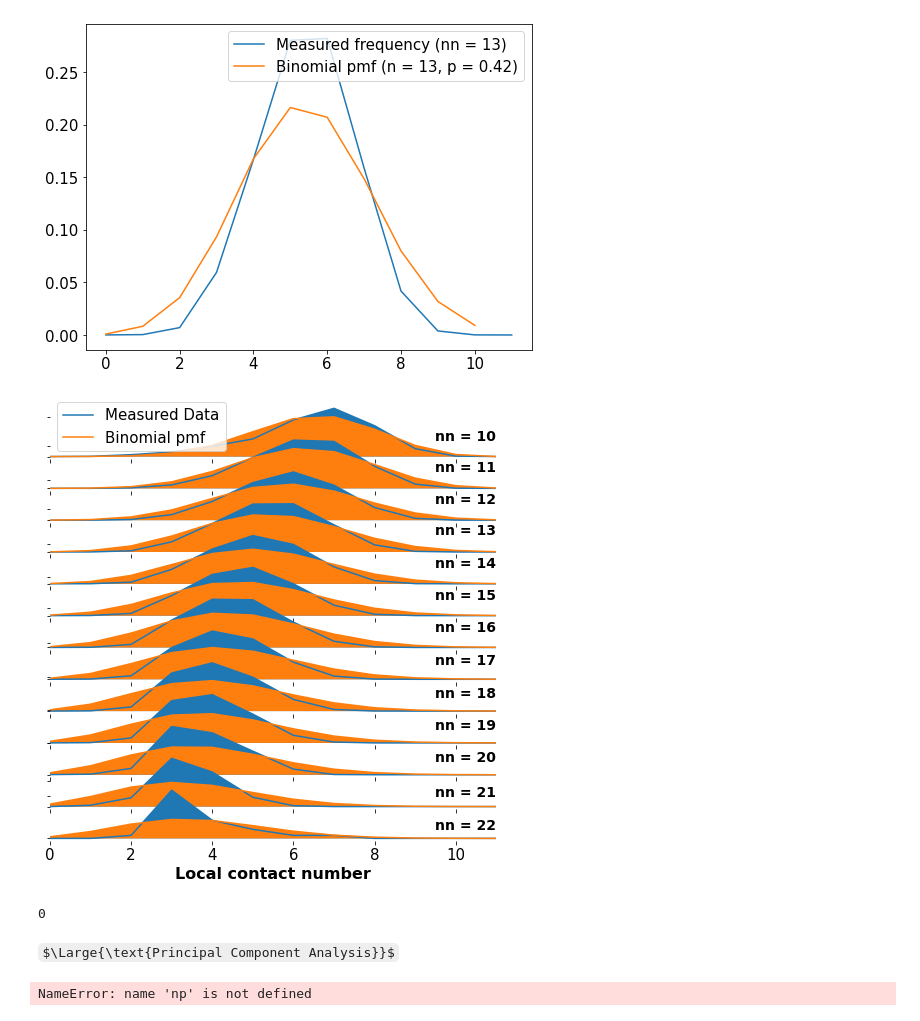
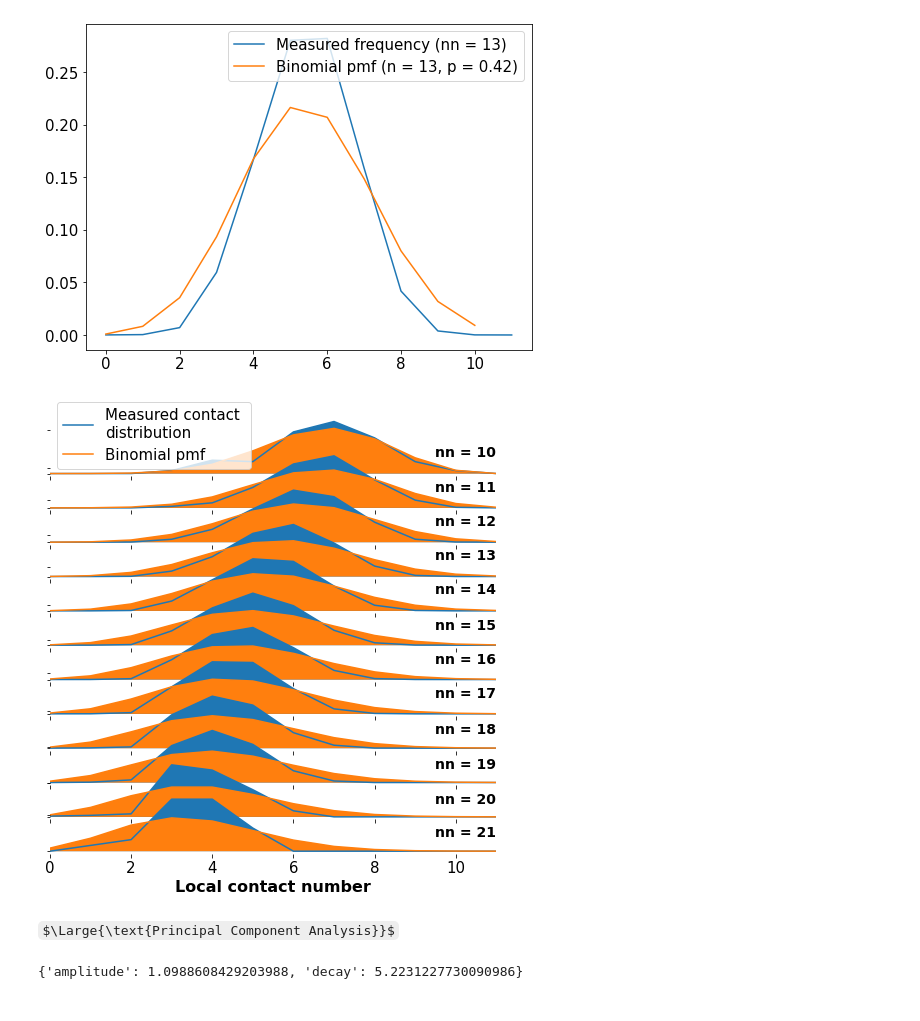
Before and after one commit to AnsgarKuehn/CN_Analysis, a Jupyter notebook: Notebooks/Analysis.ipynb, the cells around one changed output. Cells and saved outputs as stored; diff of their text form; code cells hidden in the pictures; some formulas as TeX source.

```diff
--- a/Notebooks/Analysis.ipynb
+++ b/Notebooks/Analysis.ipynb
@@ -103,14 +102,10 @@ plt.legend()
 <matplotlib.legend.Legend at 0x...>
 [figure]
 # %%
-import pandas as pd
-import numpy as np
-from sklearn.neighbors import KernelDensity
+import matplotlib.gridspec as grid_spec
+plt.rcParams.update({'font.size': 15})
 
-import matplotlib as mpl
-import matplotlib.pyplot as plt
-import matplotlib.gridspec as grid_spec
-
+df = VF['006']
 nn = np.unique(df.nn)[1:-1]
 cn = np.unique(df.contact_number)
 
@@ -128,40 +123,36 @@ for i,n in enumerate(nn):
     ax_objs.append(fig.add_subplot(gs[i:i+1, 0:]))
     ax_objs[-1].set_xlim(cn.min(), cn.max())
     #ax_objs[-1].set_ylim()
 
     data = np.array([df_nn.loc[df.contact_number == z].shape[0] for z in cn])/df_nn.shape[0]
-    ax_objs[-1].plot(cn, data, label = 'Measured Data')
+    ax_objs[-1].plot(cn, data, label = 'Measured contact \ndistribution')
     ax_objs[-1].fill_between(cn, data, alpha=1)
 
     rv = binom(n, p)
     ax_objs[-1].plot(cn, rv.pmf(cn), label = f'Binomial pmf')
     ax_objs[-1].fill_between(cn, rv.pmf(cn), alpha=1)
 
     rect = ax_objs[-1].patch
     rect.set_alpha(0)
     ax_objs[-1].set_yticklabels([])
 
     if i == len(nn)-1:
-        ax_objs[-1].set_xlabel("Local contact number", fontsize=16,fontweight="bold")
+        ax_objs[-1].set_xlabel("Local contact number",fontweight="bold")
     elif i == 0:
         ax_objs[-1].legend()
         ax_objs[-1].set_xticklabels([])
     else:
         ax_objs[-1].set_xticklabels([])
 
 
     spines = ["top","right","left","bottom"]
     for s in spines:
         ax_objs[-1].spines[s].set_visible(False)
-    ax_objs[-1].text(11,0.1,f'nn = {n:.0f}',fontweight="bold",fontsize=14,ha="right")
+    ax_objs[-1].text(11,0.1,f'nn = {n:.0f}',fontweight="bold",ha="right")
 gs.update(hspace=-0.4)
 plt.tight_layout()
 plt.savefig('binomial.pdf')
 # %% [output]
-[figure, old version]
+[figure, new version]
-# %%
-cn.min()
-# %% [output]
-0
 # %% [markdown]
 $\Large{\text{Principal Component Analysis}}$
@@ -214,16 +158,0 @@ df_temp.loc[df_temp]
-# %%
-Z = np.arange(2,10)
-N = np.arange(10,22)
-cont = []
-near = []
-size = []
-for z in Z:
-    for n in N:
-        z_mask = df.contact_number == z
-        n_mask = df.nn == n
-        s = np.all([z_mask, n_mask], axis = 0).sum()
-        size.append(s)
-        near.append(n)
-        cont.append(z)
-# %% [output]
-NameError: name 'np' is not defined
@@ -229,0 +176,14 @@ NameError: name 'np' is not defined
+# %%
+from lmfit.models import ExponentialModel
+model = ExponentialModel()
+
+y_data = np.log(1-np.cumsum(pca.explained_variance_ratio_))
+y_data = 1-np.cumsum(pca.explained_variance_ratio_)
+#y_data = np.append(1, y_data)
+x_data = np.arange(1,len(y_data)+1)
+
+pars = model.guess(data = y_data, x = x_data)
+res = model.fit(y_data, pars, x=x_data, nan_policy= 'omit')
+print(res.best_values)
+# %% [output]
+{'amplitude': 1.0988608429203988, 'decay': 5.2231227730090986}
```
Also changed, not shown: parts of 17 cells of this notebook, 2 other files.
